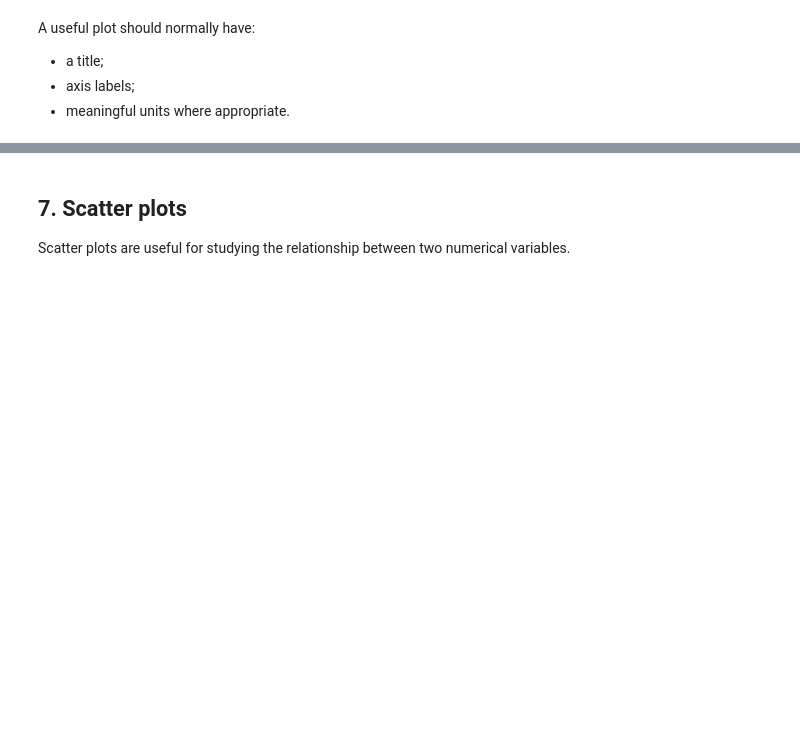
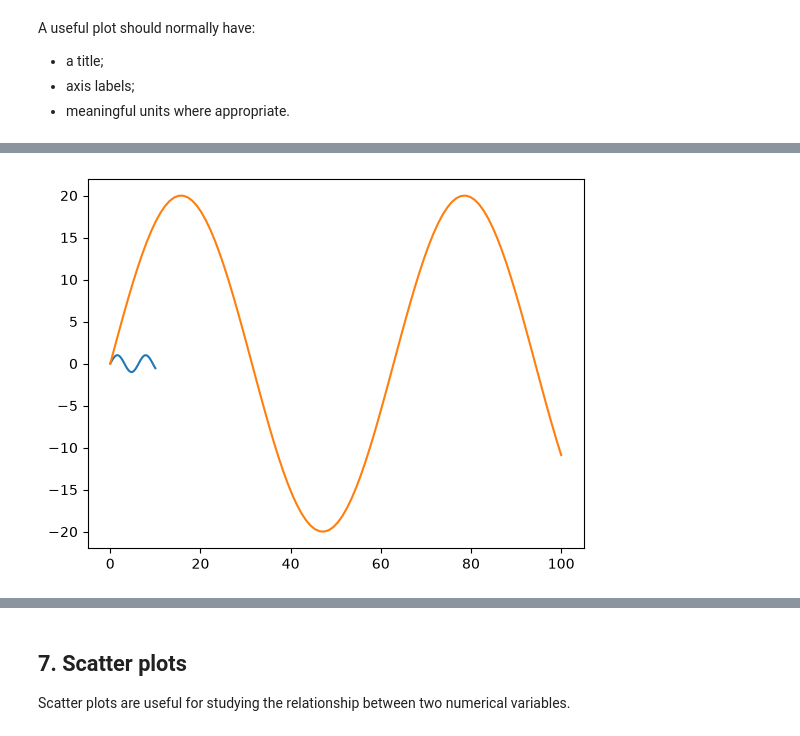
Before and after one commit to NiGiga/440MI, a Jupyter notebook: python_notebooks/03_files_and_plotting.ipynb, the cells around one changed output, grey strips where cells are left out. Cells and saved outputs as stored; diff of their text form; code cells hidden in the pictures; blank space fills up the shorter version.

```diff
--- a/python_notebooks/03_files_and_plotting.ipynb
+++ b/python_notebooks/03_files_and_plotting.ipynb
@@ -139,0 +436,6 @@ plt.show()
+# %%
+plt.plot(x1,y1)
+plt.plot(x2,y2)
+plt.show()
+# %% [output]
+[figure, added]
```
Also changed, not shown: parts of 77 cells of this notebook.
